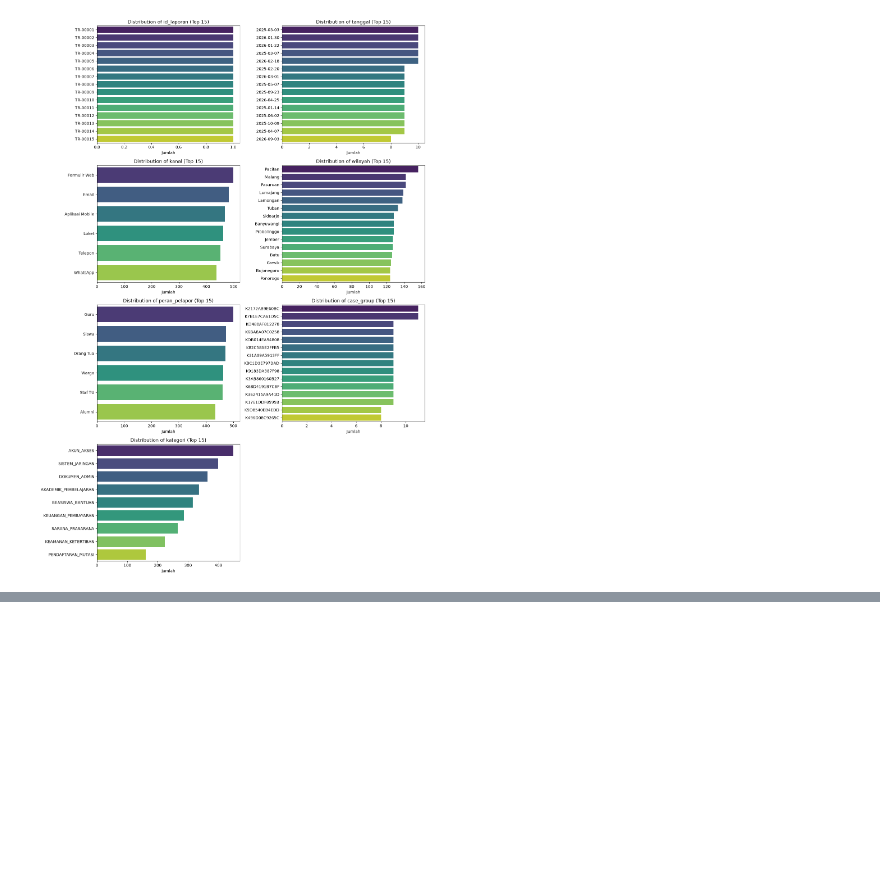
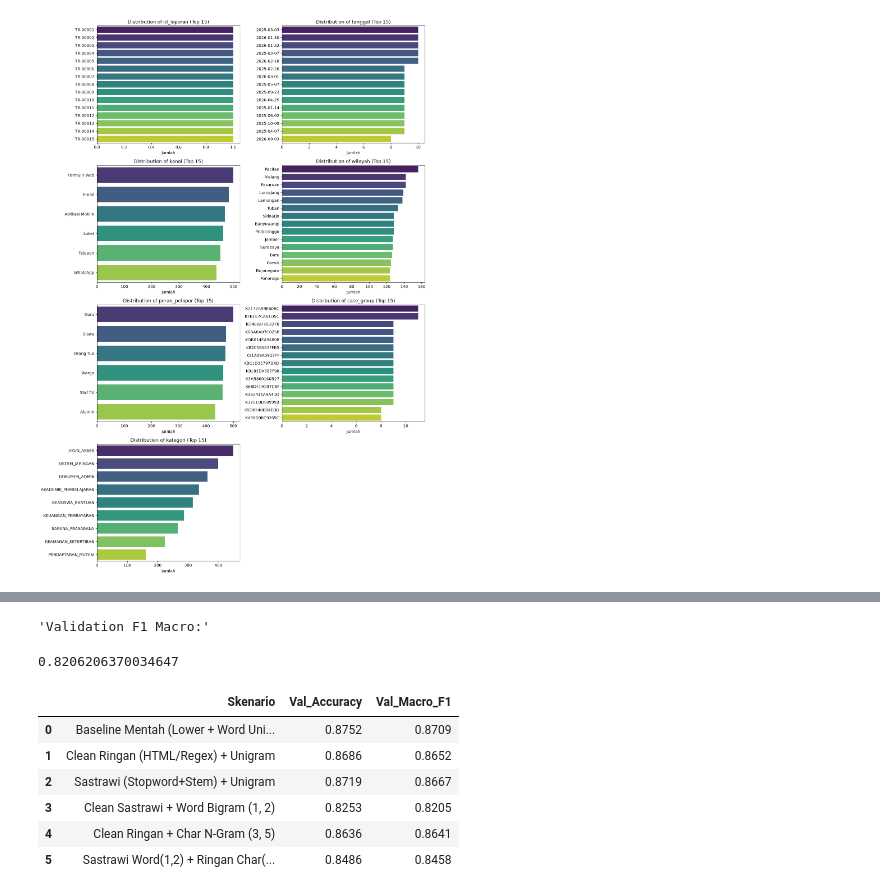
Before and after one commit to inggritsetyabudi/lks-ai-lab, a Jupyter notebook: LKS_LAB.ipynb, the cells around one changed output, grey strips where cells are left out. Saved outputs shown, nothing was run; the diff lists cells and outputs as text; code cells hidden in the pictures; blank space fills up the shorter version.

```diff
--- a/LKS_LAB.ipynb
+++ b/LKS_LAB.ipynb
@@ -413,0 +520,30 @@ stemmer = stem_factory.create_stemmer()
+# %%
+train_bersih = train_data.dropna(subset=['pesan']).copy()
+train_bersih = train_bersih[train_bersih['pesan'].str.strip() != '']
+train_bersih = train_bersih.drop_duplicates(subset=['pesan', 'kategori'])
+# %%
+from sklearn.metrics import f1_score
+
+pipe.fit(train_bersih['pesan'], train_bersih['kategori'])
+prediksi_val = pipe.predict(val_data['pesan'].fillna(''))
+display("Validation F1 Macro:", f1_score(val_data['kategori'], prediksi_val, average='macro'))
+# %% [output]
+'Validation F1 Macro:'
+0.8206206370034647
+# %%
+X_train = train_bersih['pesan']
+y_train = train_bersih['kategori']
+X_val = val_data['pesan'].fillna('')
+y_val = val_data['kategori']
+# %%
+from sklearn.pipeline import Pipeline, FeatureUnion
+from sklearn.metrics import accuracy_score
+
+def light_clean(data):
+    res = []
+    for t in data:
+        t = html.unescape(str(t)).lower()
+        t = re.sub(r'<[^>]+>', ' ', t)
+        t = re.sub(r'[^a-z0-9\s]', ' ', t)
+        res.append(" ".join(t.split()))
+    return res
@@ -413,0 +590,22 @@ stemmer = stem_factory.create_stemmer()
+# %%
+res_ablation = []
+for name, pipe in scenario_ablation.items():
+    pipe.fit(X_train, y_train)
+    pred = pipe.predict(X_val)
+
+    res_ablation.append({
+        'Skenario': name,
+        'Val_Accuracy': round(accuracy_score(y_val, pred), 4),
+        'Val_Macro_F1': round(f1_score(y_val, pred, average='macro'), 4),
+    })
+
+df_ablation = pd.DataFrame(res_ablation)
+display(df_ablation)
+# %% [output]
+|  | Skenario | Val_Accuracy | Val_Macro_F1 |
+| 0 | Baseline Mentah (Lower + Word Uni... | 0.8752 | 0.8709 |
+| 1 | Clean Ringan (HTML/Regex) + Unigram | 0.8686 | 0.8652 |
+| 2 | Sastrawi (Stopword+Stem) + Unigram | 0.8719 | 0.8667 |
+| 3 | Clean Sastrawi + Word Bigram (1, 2) | 0.8253 | 0.8205 |
+| 4 | Clean Ringan + Char N-Gram (3, 5) | 0.8636 | 0.8641 |
+| 5 | Sastrawi Word(1,2) + Ringan Char(... | 0.8486 | 0.8458 |
```
Also changed, not shown: parts of 22 cells of this notebook.
